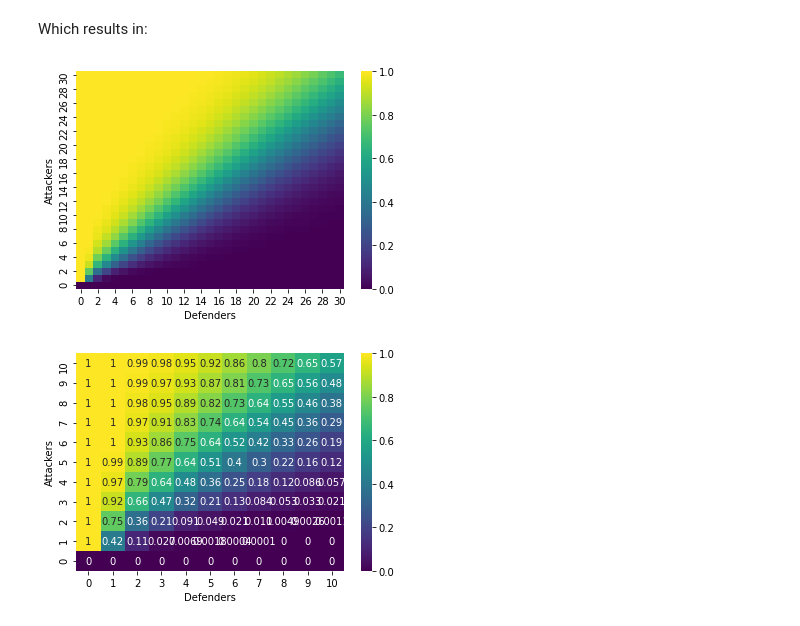
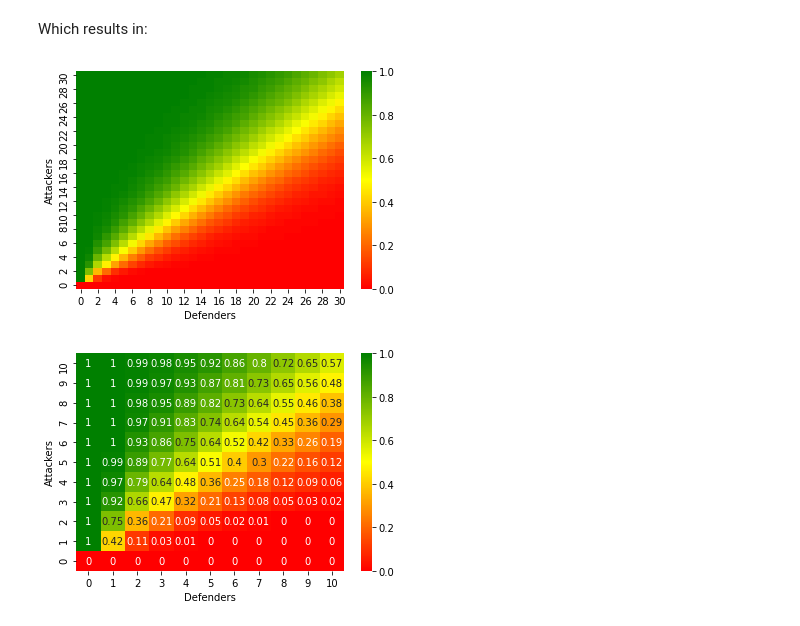
Before and after one commit to PontusHovb/Risk-Game, a Jupyter notebook: Markov Chain.ipynb, the cells around one changed output. Saved outputs shown, nothing was run; the diff lists cells and outputs as text; code cells hidden in the pictures.

```diff
--- a/Markov Chain.ipynb
+++ b/Markov Chain.ipynb
@@ -327,18 +326,20 @@ with open(FILENAME, 'wb') as f:
 # %% [markdown]
 Which results in:
 # %%
-sns.heatmap(data=winning_probabilites, cmap='viridis')
+cmap = LinearSegmentedColormap.from_list('custom_cmap', ['red', 'yellow', 'green'])
+sns.heatmap(data=np.round(winning_probabilites, 2), cmap=cmap, cbar=True)
 plt.xlabel("Defenders")
 plt.ylabel("Attackers")
 plt.ylim(reversed(plt.ylim()))
 plt.show()
 # %% [output]
-[figure, old version]
+[figure, new version]
 # %%
-sns.heatmap(data=winning_probabilites[:11, :11], annot=True, cmap='viridis')
+cmap = LinearSegmentedColormap.from_list('custom_cmap', ['red', 'yellow', 'green'])
+sns.heatmap(data=np.round(winning_probabilites[:11, :11], 2), annot=True, cmap=cmap, cbar=True)
 plt.xlabel("Defenders")
 plt.ylabel("Attackers")
 plt.ylim(reversed(plt.ylim()))
 plt.show()
 # %% [output]
-[figure, old version]
+[figure, new version]
```
Also changed, not shown: parts of 2 cells of this notebook, 5 other files.
